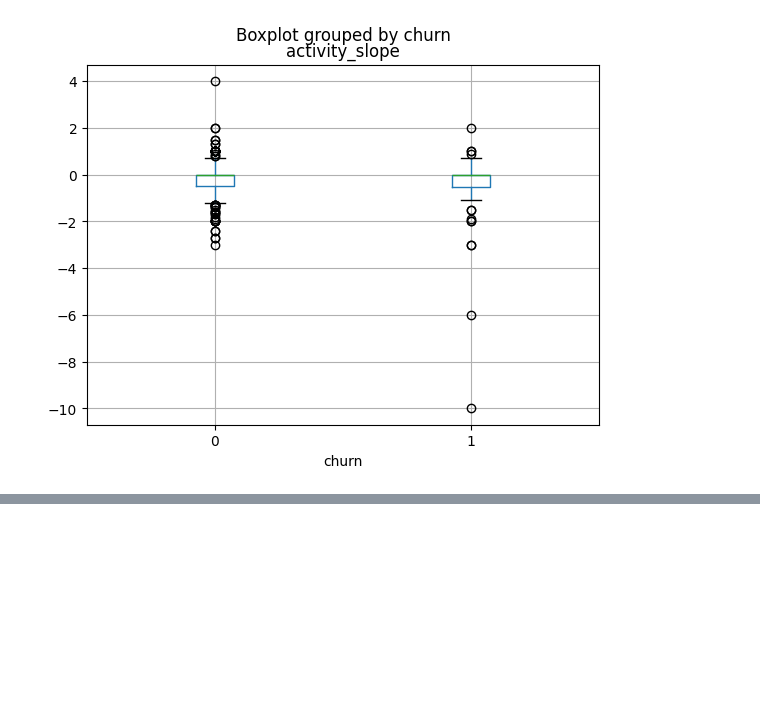
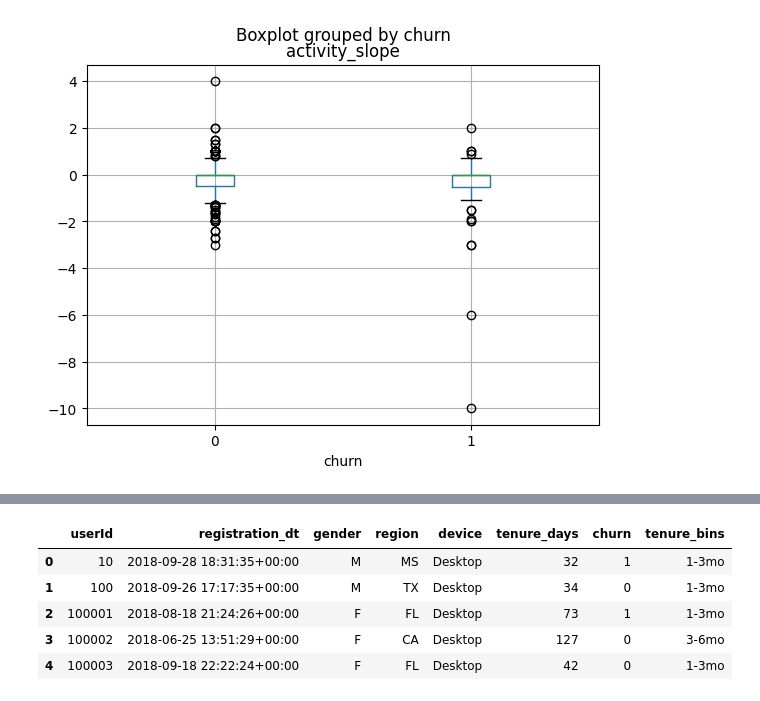
Before and after one commit to ReemNawaf/customer_churn, a Jupyter notebook: notebooks/experiements.ipynb, the cells around one changed output, grey strips where cells are left out. Drawn from its saved outputs; the diff is of its cells as text; code cells hidden in the pictures; blank space fills up the shorter version.

```diff
--- a/notebooks/experiements.ipynb
+++ b/notebooks/experiements.ipynb
@@ -428,0 +440,9 @@ eng.boxplot(column="activity_slope", by="churn")
+# %%
+cust_df.head()
+# %% [output]
+|  | userId | registration_dt | gender | region | device | tenure_days | churn | tenure_bins |
+| 0 | 10 | 2018-09-28 18:31:35+00:00 | M | MS | Desktop | 32 | 1 | 1-3mo |
+| 1 | 100 | 2018-09-26 17:17:35+00:00 | M | TX | Desktop | 34 | 0 | 1-3mo |
+| 2 | 100001 | 2018-08-18 21:24:26+00:00 | F | FL | Desktop | 73 | 1 | 1-3mo |
+| 3 | 100002 | 2018-06-25 13:51:29+00:00 | F | CA | Desktop | 127 | 0 | 3-6mo |
+| 4 | 100003 | 2018-09-18 22:22:24+00:00 | F | FL | Desktop | 42 | 0 | 1-3mo |
```
Also changed, not shown: parts of 6 cells of this notebook.
